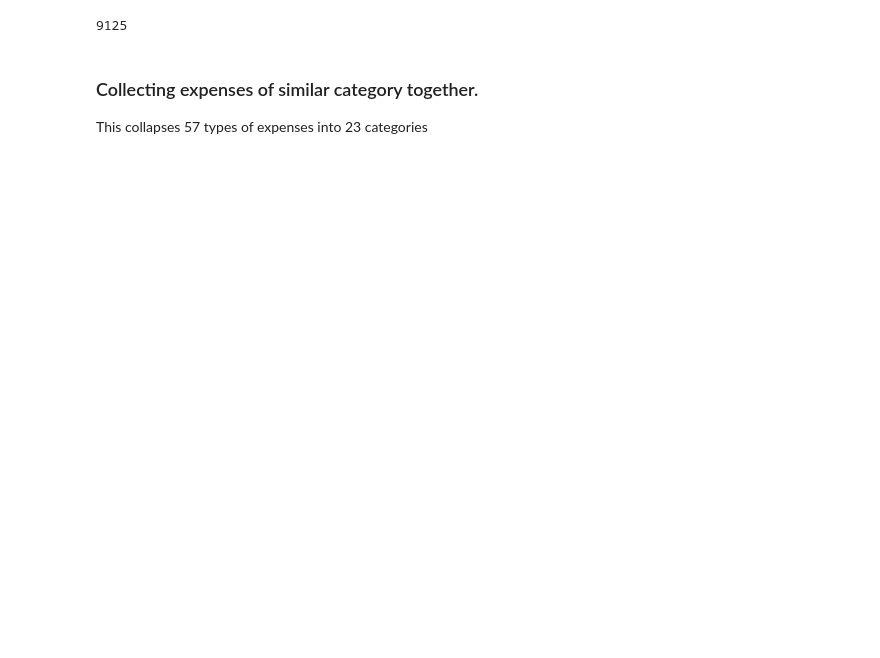
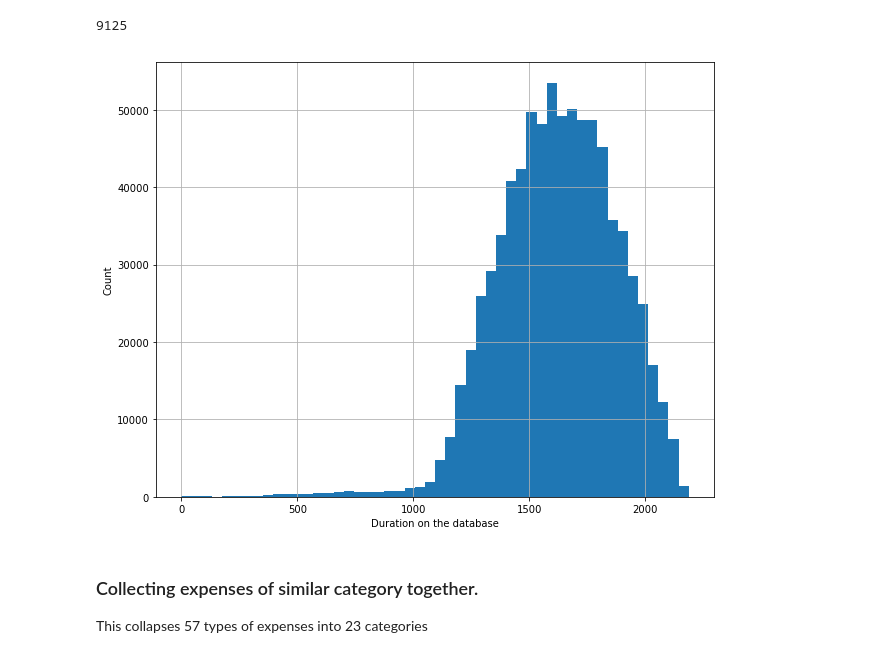
Before and after one commit to sanhitamj/elderly_fraud_detection, a Jupyter notebook: DataPipeline.ipynb, the cells around one changed output. Saved outputs shown, nothing was run; the diff lists cells and outputs as text; code cells hidden in the pictures; blank space fills up the shorter version.

Commit message:
plots

```diff
--- a/DataPipeline.ipynb
+++ b/DataPipeline.ipynb
@@ -137,6 +137,14 @@ df.head()
 len(df['CasFil'].unique())
 # %% [output]
 9125
+# %%
+df['NumDays'].hist(bins=50, figsize=(10,8))
+plt.xlabel('Duration on the database')
+plt.ylabel('Count')
+plt.savefig('images/duration_hist.png')
+plt.show()
+# %% [output]
+[figure, added]
 # %%
 df.to_csv('expense.csv')
 # %%
```
Also changed, not shown: parts of 7 cells of this notebook, 11 other files.
